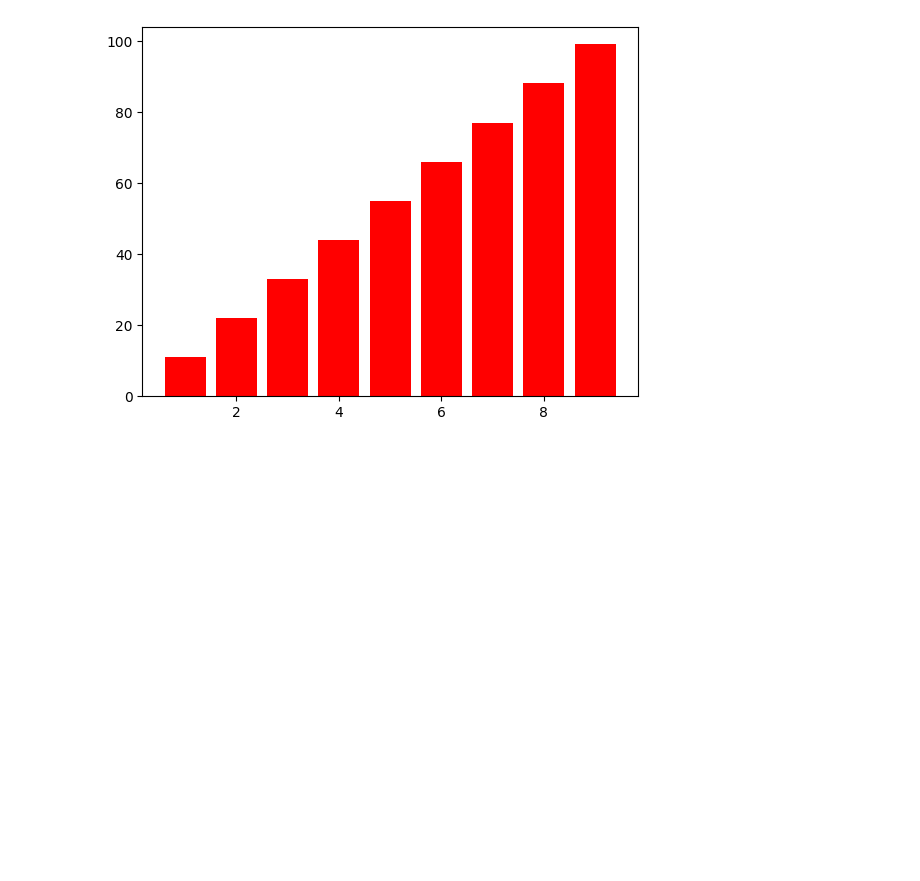
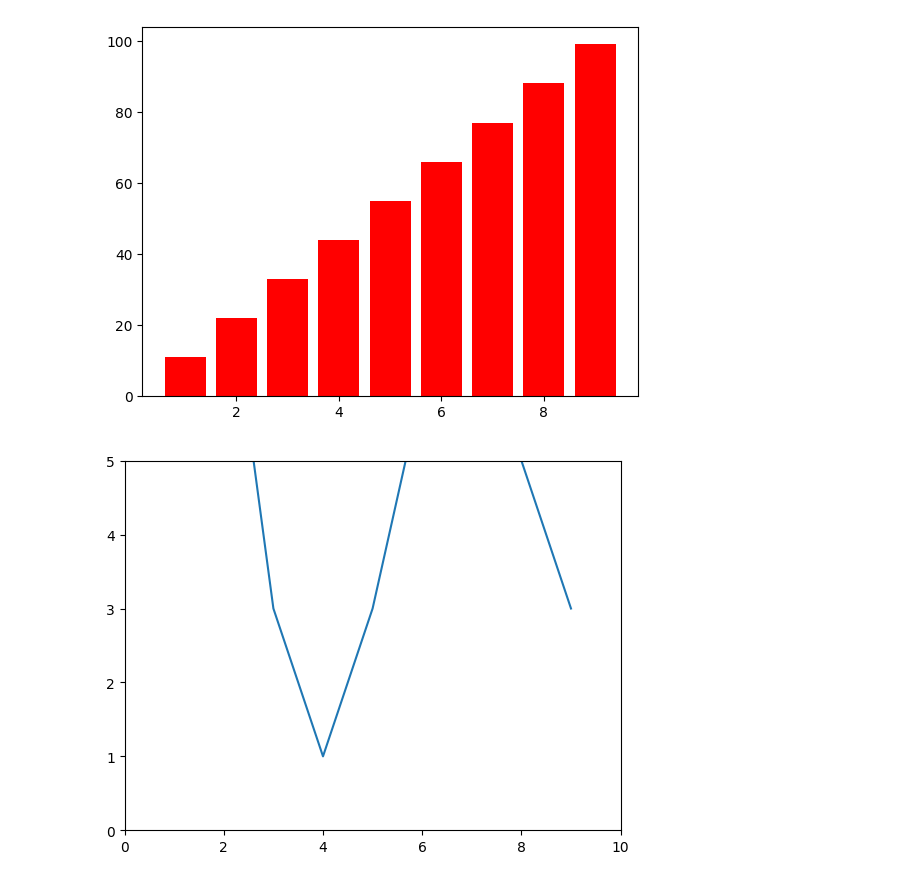
Before and after one commit to muhammadalinoor-1982/ml, a Jupyter notebook: practice/matplotlib_practice.ipynb, the cells around one changed output. Saved outputs shown, nothing was run; the diff lists cells and outputs as text; code cells hidden in the pictures; blank space fills up the shorter version.

Commit message:
xticks(), yticks(), xlim(), ylim() and axis(), text() and annotate() and legend() Function

```diff
--- a/practice/matplotlib_practice.ipynb
+++ b/practice/matplotlib_practice.ipynb
@@ -244,3 +244,22 @@ plt.savefig('Bar_Plot_inch', dpi=100, facecolor='b', transparent=True, bbox_inch
 plt.show()
 # %% [output]
 [figure]
+# %%
+import matplotlib.pyplot as plt
+
+x = [1,2,3,4,5,6,7,8,9]
+y = [6,8,3,1,3,6,5,5,3]
+
+plt.plot(x,y)
+
+#plt.xticks(x, labels=['a', 'b', 'c', 'd', 'e', 'f', 'g', 'h', 'i'] )
+#plt.yticks(x)
+
+#plt.xlim(0.10)
+#plt.ylim(0.5)
+
+plt.axis([0,10,0,5])
+
+plt.show()
+# %% [output]
+[figure, added]
```
Also changed, not shown: parts of 1 cell of this notebook, 1 other file.
